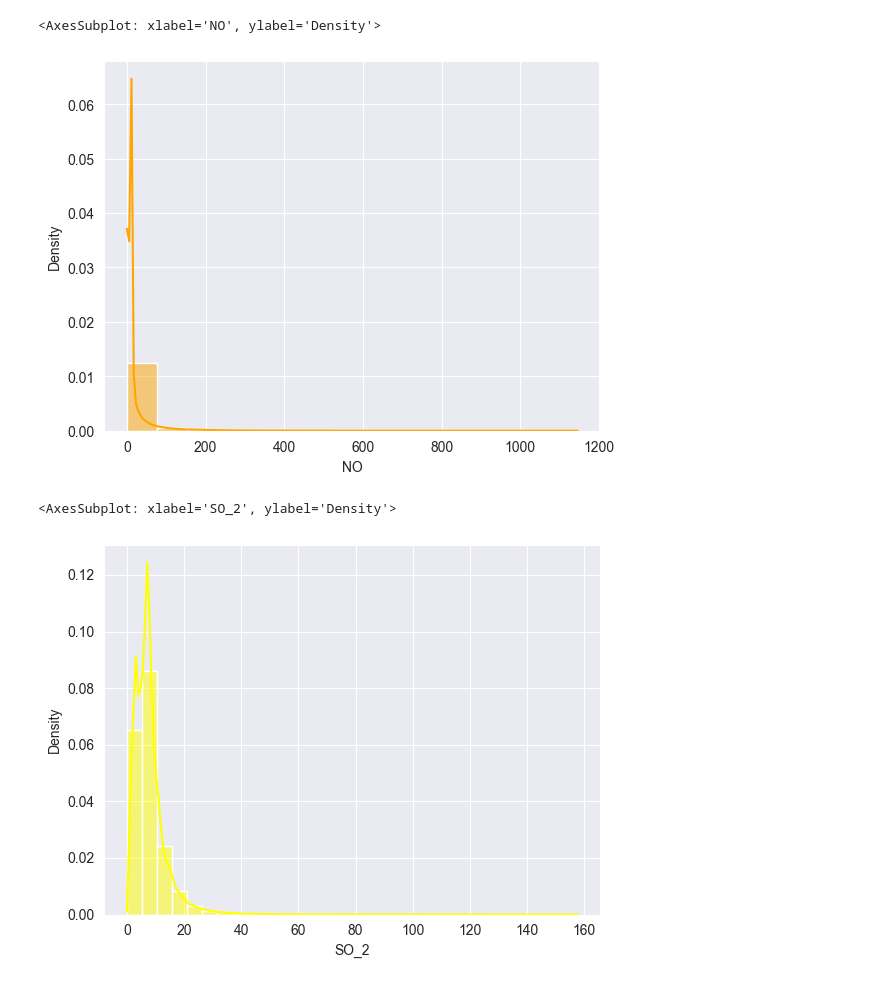
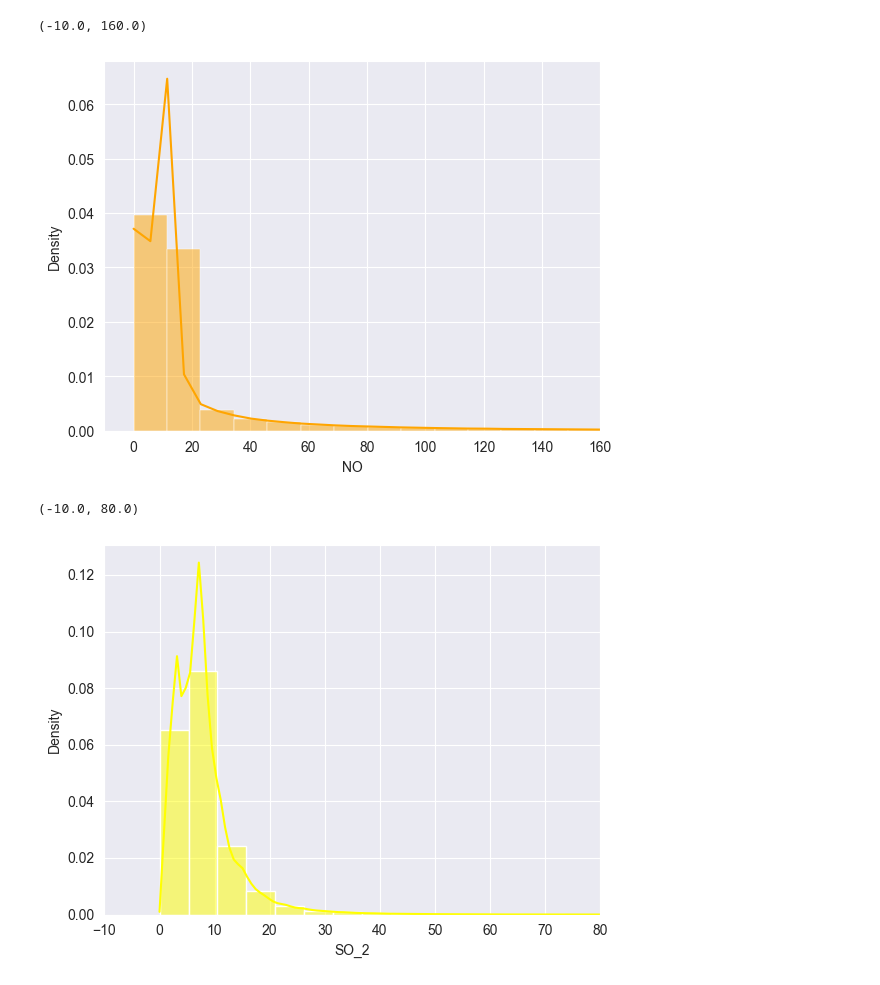
Before and after one commit to ChiaraAmalia/DataScience2Project, a Jupyter notebook: DistributionJ.ipynb, the cells around one changed output. Saved outputs shown, nothing was run; the diff lists cells and outputs as text; code cells hidden in the pictures.

```diff
--- a/DistributionJ.ipynb
+++ b/DistributionJ.ipynb
@@ -23,14 +25,16 @@ sns.histplot(data=allMadrid, x="NO_2",kde=True,bins=30,stat="density",color='lig
 # %%
 sns.set_style("darkgrid")
-sns.histplot(data=allMadrid, x="NO",kde=True,bins=15,stat="density",color='orange')
+sns.histplot(data=allMadrid, x="NO",kde=True,bins=100,stat="density",color='orange')
+plt.xlim(-10, 160)
 # %% [output]
-<AxesSubplot: xlabel='NO', ylabel='Density'>
+(-10.0, 160.0)
-[figure, old version]
+[figure, new version]
 # %%
 sns.set_style("darkgrid")
 sns.histplot(data=allMadrid, x="SO_2",kde=True,bins=30,stat="density",color='yellow')
+plt.xlim(-10, 80)
 # %% [output]
-<AxesSubplot: xlabel='SO_2', ylabel='Density'>
+(-10.0, 80.0)
-[figure, old version]
+[figure, new version]
 # %%
 sns.set_style("darkgrid")
```
Also changed, not shown: parts of 5 cells of this notebook.
